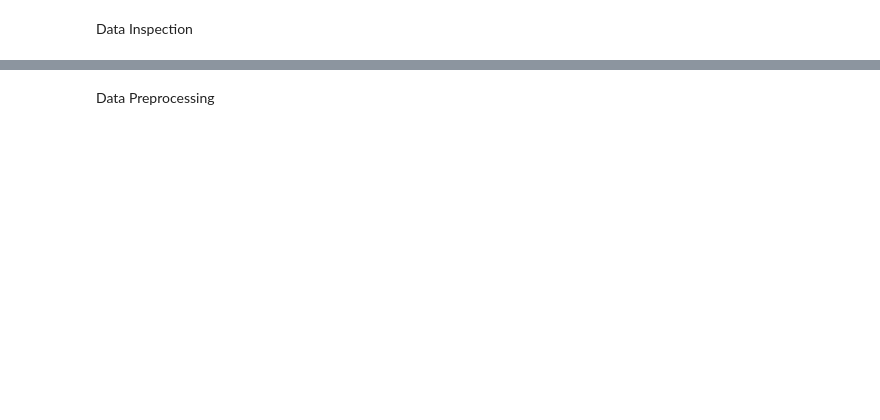
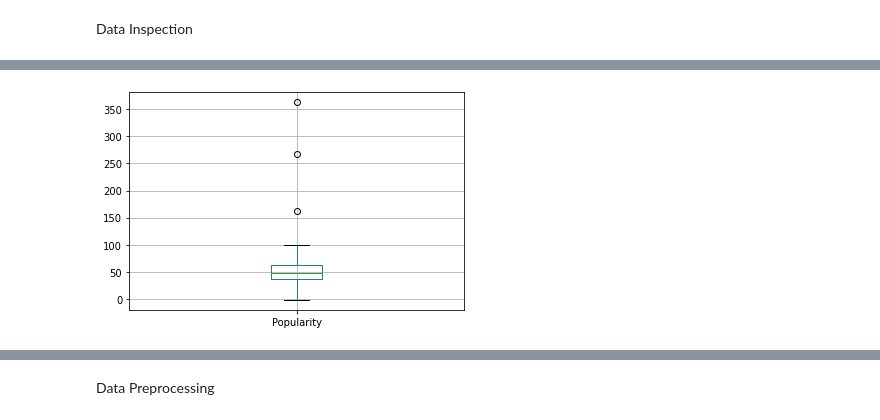
Before and after one commit to Kim1254/2022_termproject_ds, a Jupyter notebook: main.ipynb, the cells around one changed output, grey strips where cells are left out. Saved outputs shown, nothing was run; the diff lists cells and outputs as text; code cells hidden in the pictures; blank space fills up the shorter version.

```diff
--- a/main.ipynb
+++ b/main.ipynb
@@ -130,2 +201,15 @@ df
+# %%
+#young people survey dataset
+survey_df = pd.read_csv('dataset/young_people_survey/responses.csv')
+#spotify music dataset
+music_df = pd.read_csv('/content/drive/MyDrive/GitHub/2022_termproject_ds/dataset/spotify_multigenre_data/merged_music_data.csv', encoding='cp949')
+
+#music_df
+#survey_df
+# df_3 = Make_data(df_3)
+# df_new = check_for_NaN(df_3)
+# df_new
+# df_target = df_new['Playlist']
+# x_train, y_train, x_test, y_test = divide_dataset(df_new,df_target)
 # %% [markdown]
 Data Inspection
@@ -131,0 +221,6 @@ Data Inspection
+# %%
+#remove useless features
+temp_df_1 = music_df.iloc[:,:16]
+temp_df_2 = music_df.iloc[:,20:22]
+music_df = pd.concat([temp_df_1,temp_df_2],axis=1) #The data which excepts 'id','url','track_href', 'analysis_url column that not used
+music_df
@@ -131,0 +238,4 @@ Data Inspection
+# %%
+#drop null values
+music_df.dropna(how='any', inplace=True)
+music_df.isnull().sum()
@@ -131,0 +245,5 @@ Data Inspection
+# %%
+#drop row that has empty genere value from music dataframe
+idx = music_df[music_df['Genres']=='[]'].index
+music_df.drop(idx, inplace=True)
+music_df
@@ -131,0 +265,8 @@ Data Inspection
+# %%
+#boxplot to find out outliers in music popularity
+boxplot = music_df.boxplot(column=['Popularity'])
+boxplot.plot()
+
+plt.show()
+# %% [output]
+[figure, added]
```
Also changed, not shown: parts of 21 cells of this notebook.
